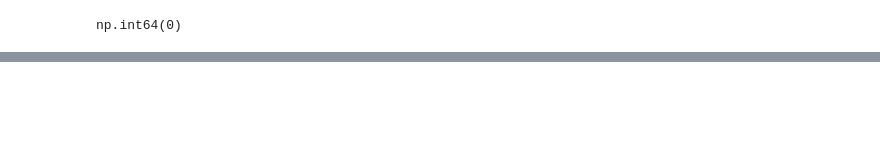
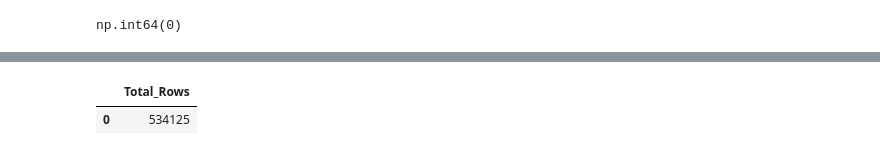
Before and after one commit to Namanj567/Online-retail-analytics, a Jupyter notebook: notebooks/etl_pipeline.ipynb, the cells around one changed output, grey strips where cells are left out. Saved outputs shown, nothing was run; the diff lists cells and outputs as text; code cells hidden in the pictures; blank space fills up the shorter version.

Commit message:
complete etl pipeline and processed database loading

```diff
--- a/notebooks/etl_pipeline.ipynb
+++ b/notebooks/etl_pipeline.ipynb
@@ -258,0 +426,10 @@ np.int64(0)
+# %%
+verify_query = """
+SELECT COUNT(*) AS Total_Rows
+FROM retail_clean;
+"""
+
+pd.read_sql(verify_query, processed_conn)
+# %% [output]
+|  | Total_Rows |
+| 0 | 534125 |
```
Also changed, not shown: parts of 20 cells of this notebook.
